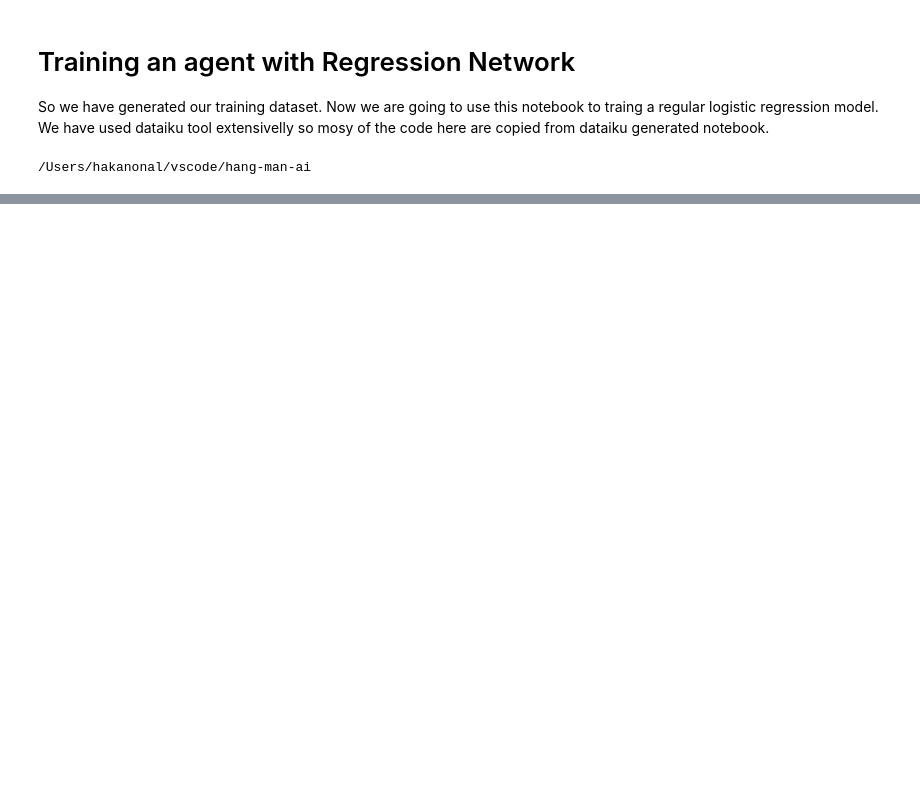
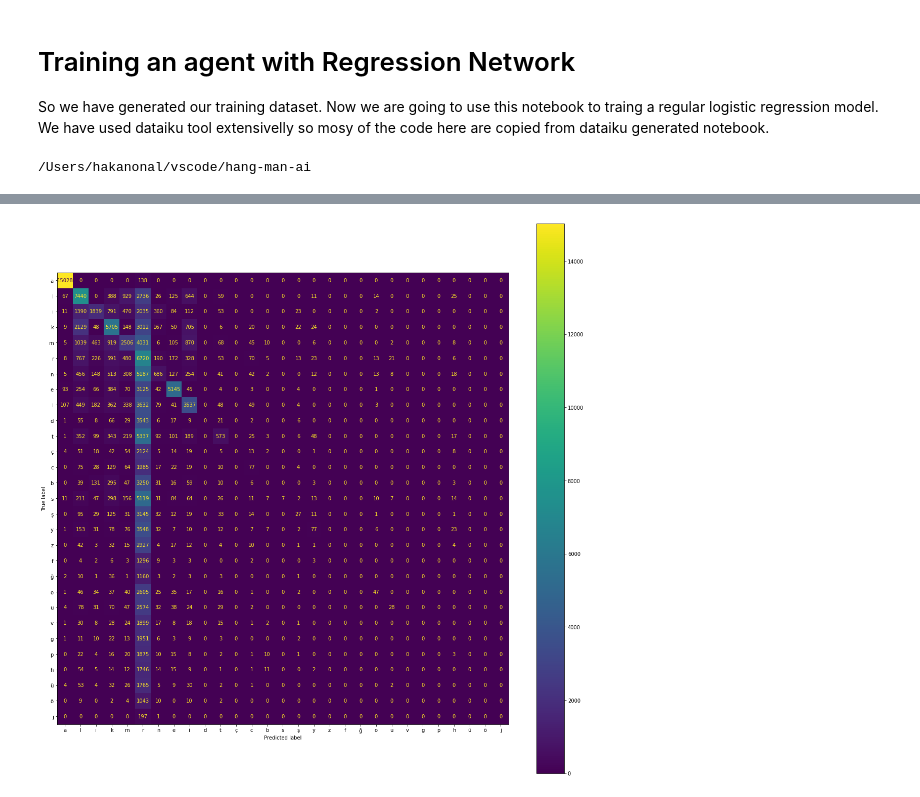
Before and after one commit to hakanonal/hang-man-ai, a Jupyter notebook: discovery/regression_train.ipynb, the cells around one changed output, grey strips where cells are left out. Drawn from its saved outputs; the diff is of its cells as text; code cells hidden in the pictures; blank space fills up the shorter version.

Commit message:
feat: trained a logistic regression

```diff
--- a/discovery/regression_train.ipynb
+++ b/discovery/regression_train.ipynb
@@ -47,3 +47,7 @@ del ml_dataset['action_to_play']
 
 # Remove rows for which the target is unknown.
 ml_dataset = ml_dataset[~ml_dataset['__target__'].isnull()]
+# %%
+from sklearn.model_selection import train_test_split
+
+train, test = train_test_split(ml_dataset, test_size=0.2)
@@ -49,0 +90,8 @@ ml_dataset = ml_dataset[~ml_dataset['__target__'].isnull()]
+# %%
+import numpy as np
+
+train_X = train.drop('__target__', axis=1)
+test_X = test.drop('__target__', axis=1)
+
+train_Y = np.array(train['__target__'])
+test_Y = np.array(test['__target__'])
@@ -49,0 +129,8 @@ ml_dataset = ml_dataset[~ml_dataset['__target__'].isnull()]
+# %%
+from sklearn.metrics import ConfusionMatrixDisplay
+import matplotlib.pyplot as plt
+plt.rcParams["figure.figsize"] = 20,20
+ConfusionMatrixDisplay.from_predictions(test_Y,_predictions,display_labels=np.array(list(target_map.keys())))
+plt.show()
+# %% [output]
+[figure, added]
```
Also changed, not shown: parts of 6 cells of this notebook, 2 other files.
